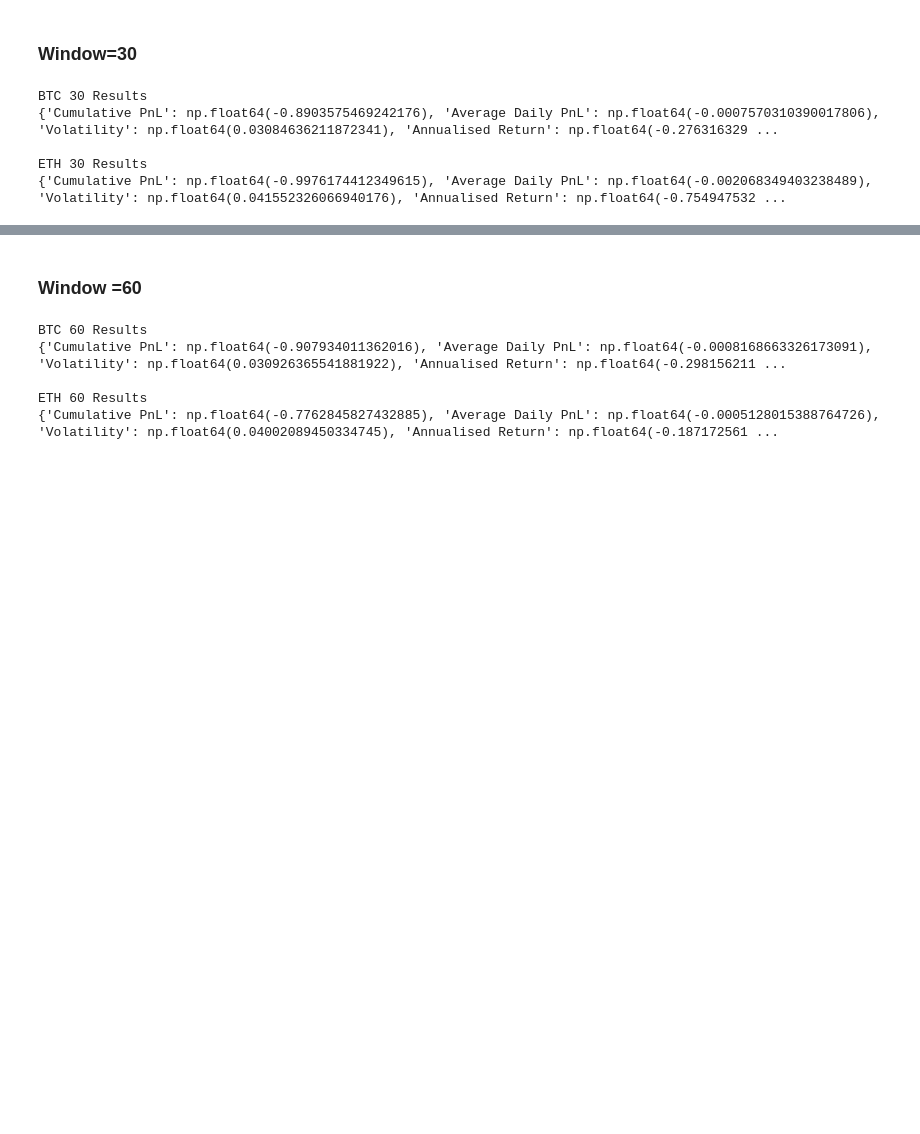
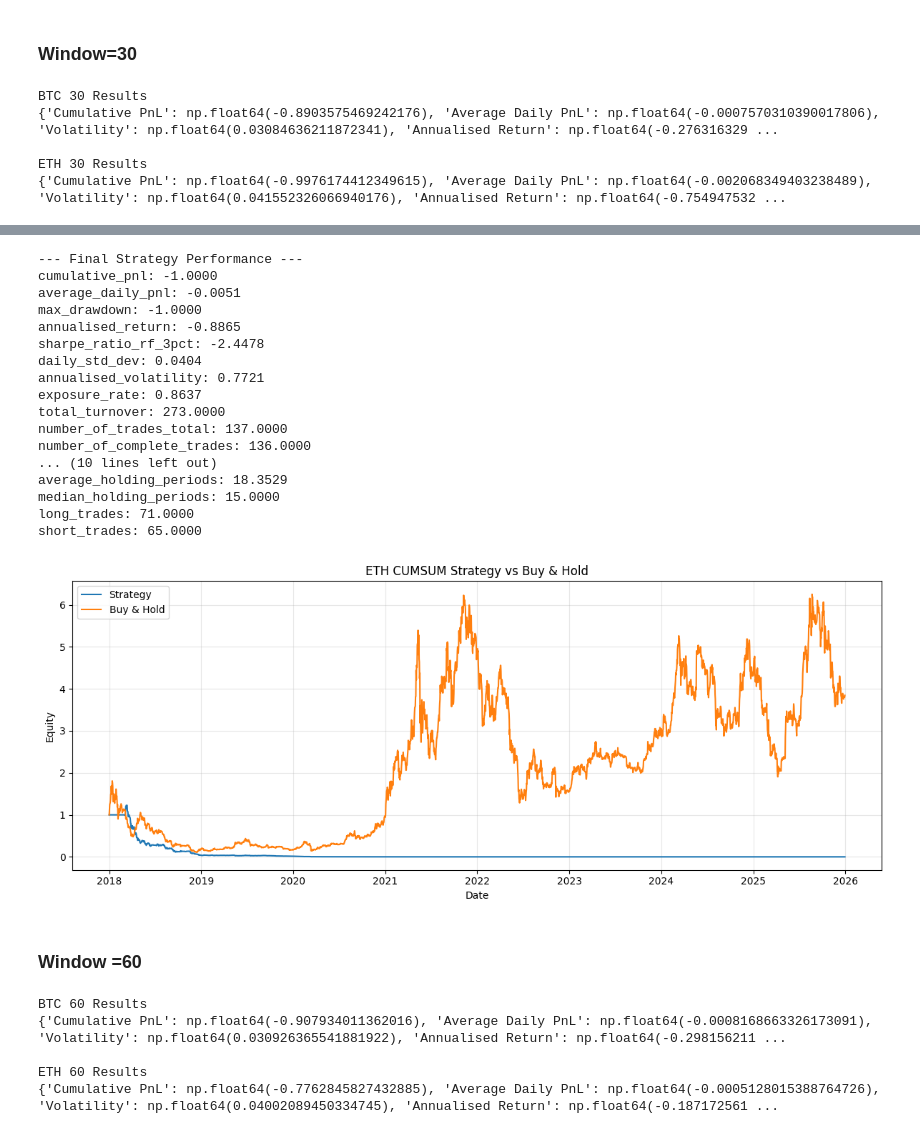
Before and after one commit to yizhouhang/dse4211_crypto_portfolio, a Jupyter notebook: standalone-strategies/CUSUM_mean reversion.ipynb, the cells around one changed output, grey strips where cells are left out. Saved outputs shown, nothing was run; the diff lists cells and outputs as text; code cells hidden in the pictures; blank space fills up the shorter version.

```diff
--- a/standalone-strategies/CUSUM_mean reversion.ipynb
+++ b/standalone-strategies/CUSUM_mean reversion.ipynb
@@ -222,3 +272,32 @@ ETH 30 Results
+# %%
+# Step 4: Final Evaluation
+daily_eval, trade_log, summary = evaluate_strategy_full(eth_cusum30, fee=0.00, rf_annual=0.03)
+print("\n--- Final Strategy Performance ---")
+
+for k, v in summary.items():
+    print(f"{k}: {v:.4f}")
+
+plot_strategy_vs_buy_hold(daily_eval, title="ETH CUMSUM Strategy vs Buy & Hold")
+plt.show()
+# %% [output]
+--- Final Strategy Performance ---
+cumulative_pnl: -1.0000
+average_daily_pnl: -0.0051
+max_drawdown: -1.0000
+annualised_return: -0.8865
+sharpe_ratio_rf_3pct: -2.4478
+daily_std_dev: 0.0404
+annualised_volatility: 0.7721
+exposure_rate: 0.8637
+total_turnover: 273.0000
+number_of_trades_total: 137.0000
+number_of_complete_trades: 136.0000
+... (10 lines left out)
+average_holding_periods: 18.3529
+median_holding_periods: 15.0000
+long_trades: 71.0000
+short_trades: 65.0000
+[figure, added]
 # %% [markdown]
 ### Window =60
 # %%
```
Also changed, not shown: parts of 4 cells of this notebook.
